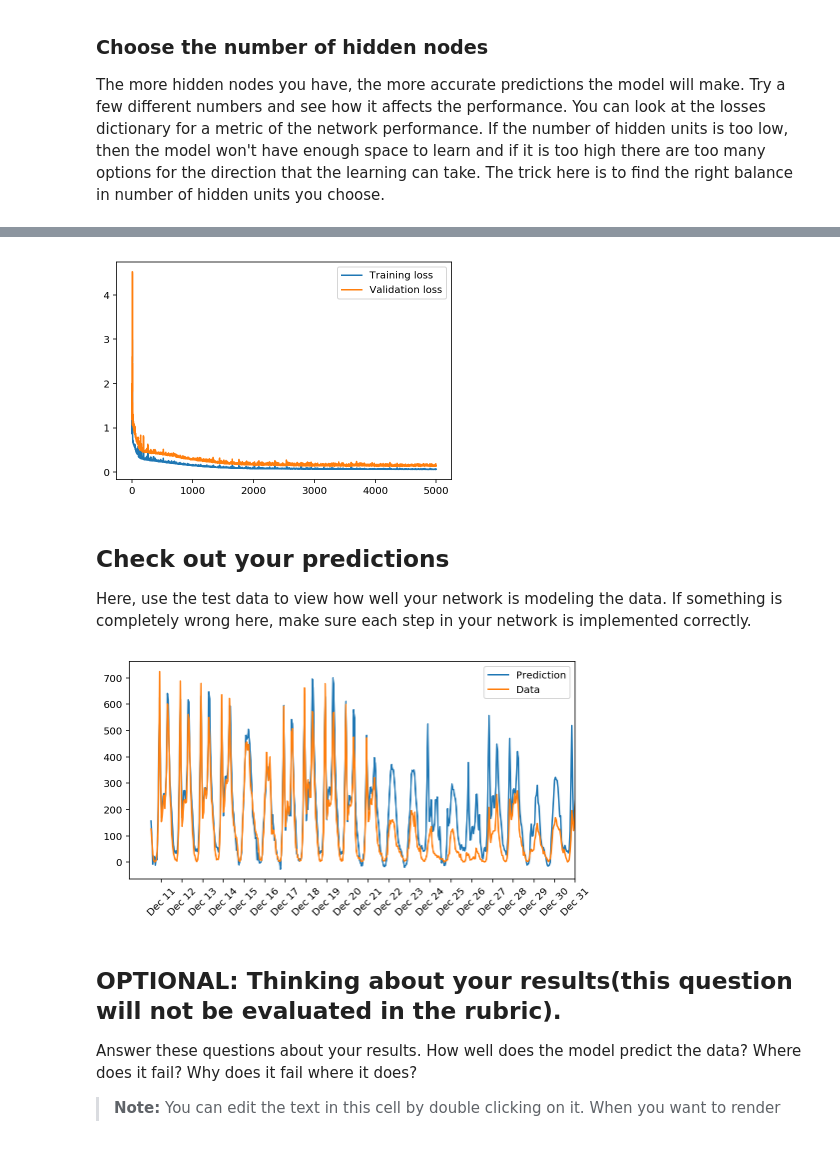
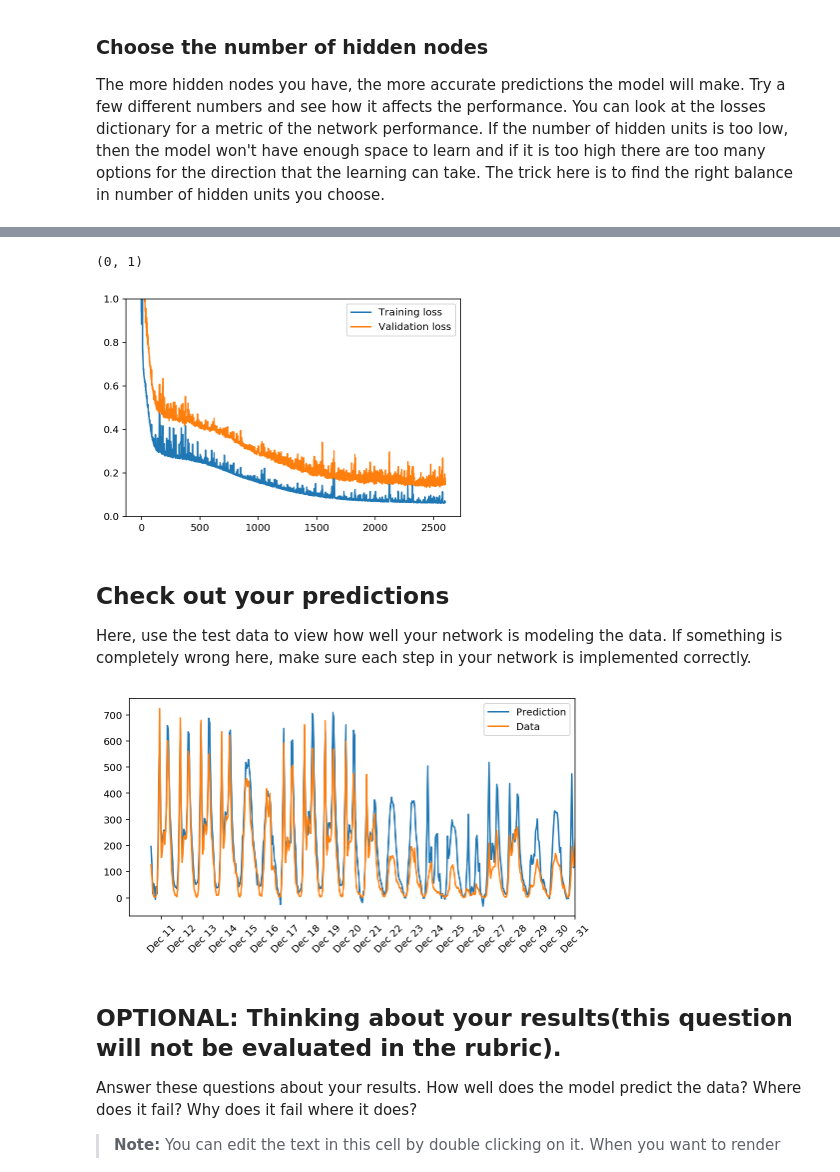
Before and after one commit to wcastil/dl_foundations, a Jupyter notebook: proj1/first-neural-network/Your_first_neural_network.ipynb, the cells around one changed output, grey strips where cells are left out. Saved outputs shown, nothing was run; the diff lists cells and outputs as text; code cells hidden in the pictures; blank space fills up the shorter version.

Commit message:
Made changes according to feedback. Reduced iterations from 5000 to 2600 and increased learning rate a little bit

```diff
--- a/proj1/first-neural-network/Your_first_neural_network.ipynb
+++ b/proj1/first-neural-network/Your_first_neural_network.ipynb
@@ -293,8 +293,8 @@ The more hidden nodes you have, the more accurate predictions the model will mak
 import sys
 
 ### Set the hyperparameters here ###
-iterations = 5000
-learning_rate = 0.75
+iterations = 2600
+learning_rate = 0.85
 hidden_nodes = 12
 output_nodes = 1
 #iterations = 500
@@ -328,10 +328,12 @@ Progress: 100.0% ... Training loss: 0.063 ... Validation loss: 0.141
 # %%
 plt.plot(losses['train'], label='Training loss')
 plt.plot(losses['validation'], label='Validation loss')
 plt.legend()
 _ = plt.ylim()
+plt.ylim(0,1)
 # %% [output]
+(0, 1)
-[figure, old version]
+[figure, new version]
 # %% [markdown]
 ## Check out your predictions
 
@@ -351,7 +353,7 @@ dates = dates.apply(lambda d: d.strftime('%b %d'))
 ax.set_xticks(np.arange(len(dates))[12::24])
 _ = ax.set_xticklabels(dates[12::24], rotation=45)
 # %% [output]
-[figure, old version]
+[figure, new version]
 # %% [markdown]
 ## OPTIONAL: Thinking about your results(this question will not be evaluated in the rubric).
 
```
Also changed, not shown: parts of 2 cells of this notebook, 1 other file.
